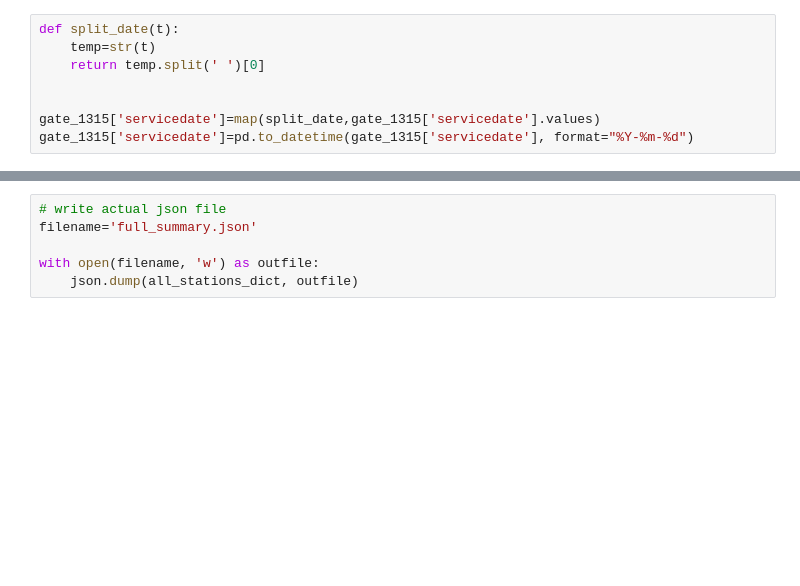
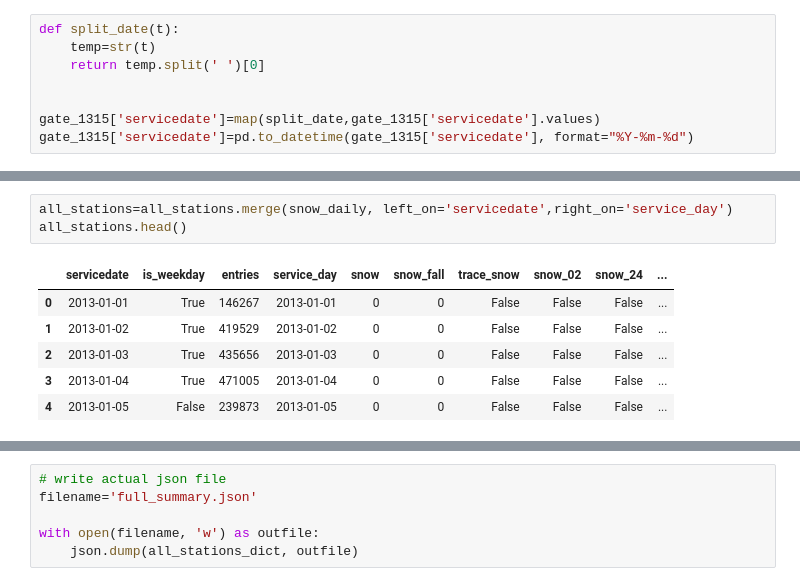
Before and after one commit to azampagl/mbta-weather, a Jupyter notebook: processing/Viz Final Processing.ipynb, the cells around one changed output, grey strips where cells are left out. Saved outputs shown, nothing was run; the diff lists cells and outputs as text; blank space fills up the shorter version.

```diff
--- a/processing/Viz Final Processing.ipynb
+++ b/processing/Viz Final Processing.ipynb
@@ -653,0 +897,10 @@ all_count=all_stations[['entries','servicedate']].groupby('servicedate').agg(np.
+# %%
+all_stations=all_stations.merge(snow_daily, left_on='servicedate',right_on='service_day')
+all_stations.head()
+# %% [output]
+|  | servicedate | is_weekday | entries | service_day | snow | snow_fall | trace_snow | snow_02 | snow_24 | ... |
+| 0 | 2013-01-01 | True | 146267 | 2013-01-01 | 0 | 0 | False | False | False | ... |
+| 1 | 2013-01-02 | True | 419529 | 2013-01-02 | 0 | 0 | False | False | False | ... |
+| 2 | 2013-01-03 | True | 435656 | 2013-01-03 | 0 | 0 | False | False | False | ... |
+| 3 | 2013-01-04 | True | 471005 | 2013-01-04 | 0 | 0 | False | False | False | ... |
+| 4 | 2013-01-05 | False | 239873 | 2013-01-05 | 0 | 0 | False | False | False | ... |
```
Also changed, not shown: parts of 29 cells of this notebook, 1 other file.
